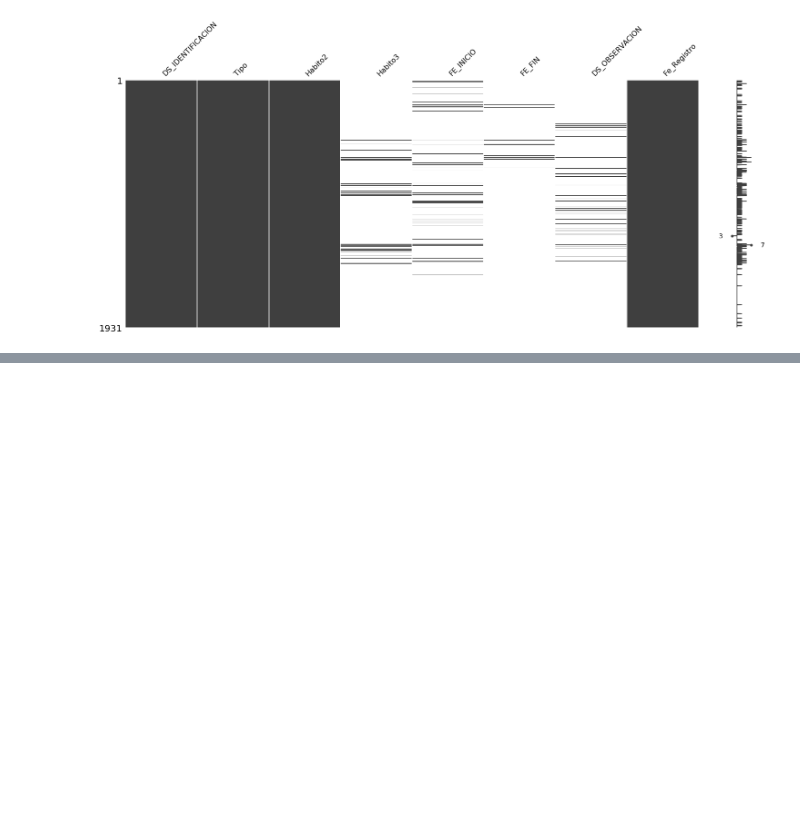
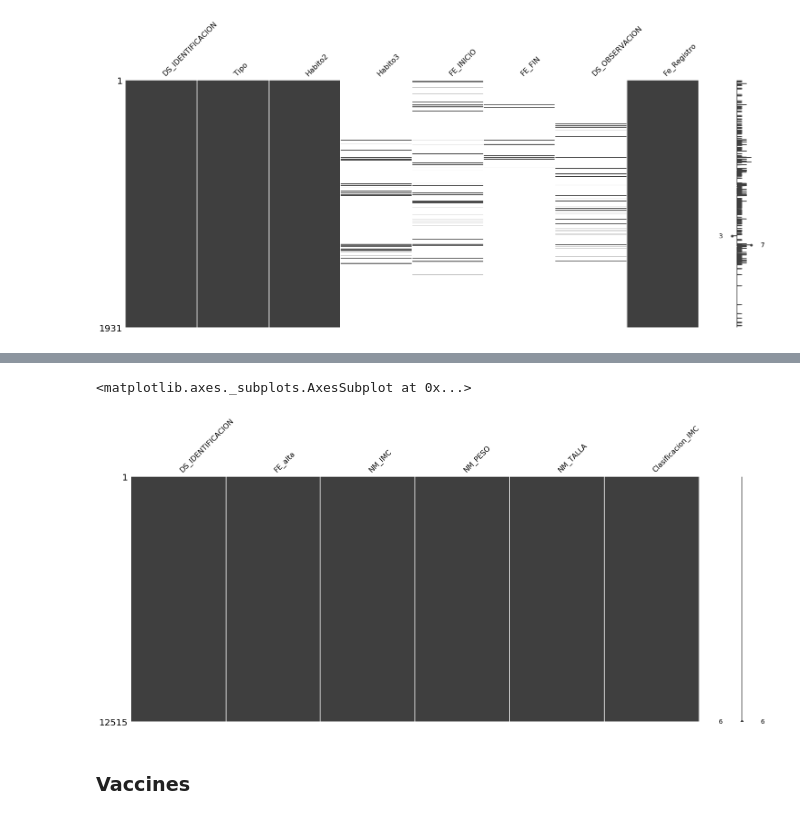
Before and after one commit to DS4A-T22/exploratory_data_analysis, a Jupyter notebook: EDA-01.ipynb, the cells around one changed output, grey strips where cells are left out. Cells and saved outputs as stored; diff of their text form; code cells hidden in the pictures; blank space fills up the shorter version.

```diff
--- a/EDA-01.ipynb
+++ b/EDA-01.ipynb
@@ -756,0 +894,7 @@ msno.matrix(habits)
+# %%
+msno.matrix(height_weight)
+# %% [output]
+<matplotlib.axes._subplots.AxesSubplot at 0x...>
+[figure, added]
+# %% [markdown]
+### Vaccines
```
Also changed, not shown: parts of 21 cells of this notebook.
